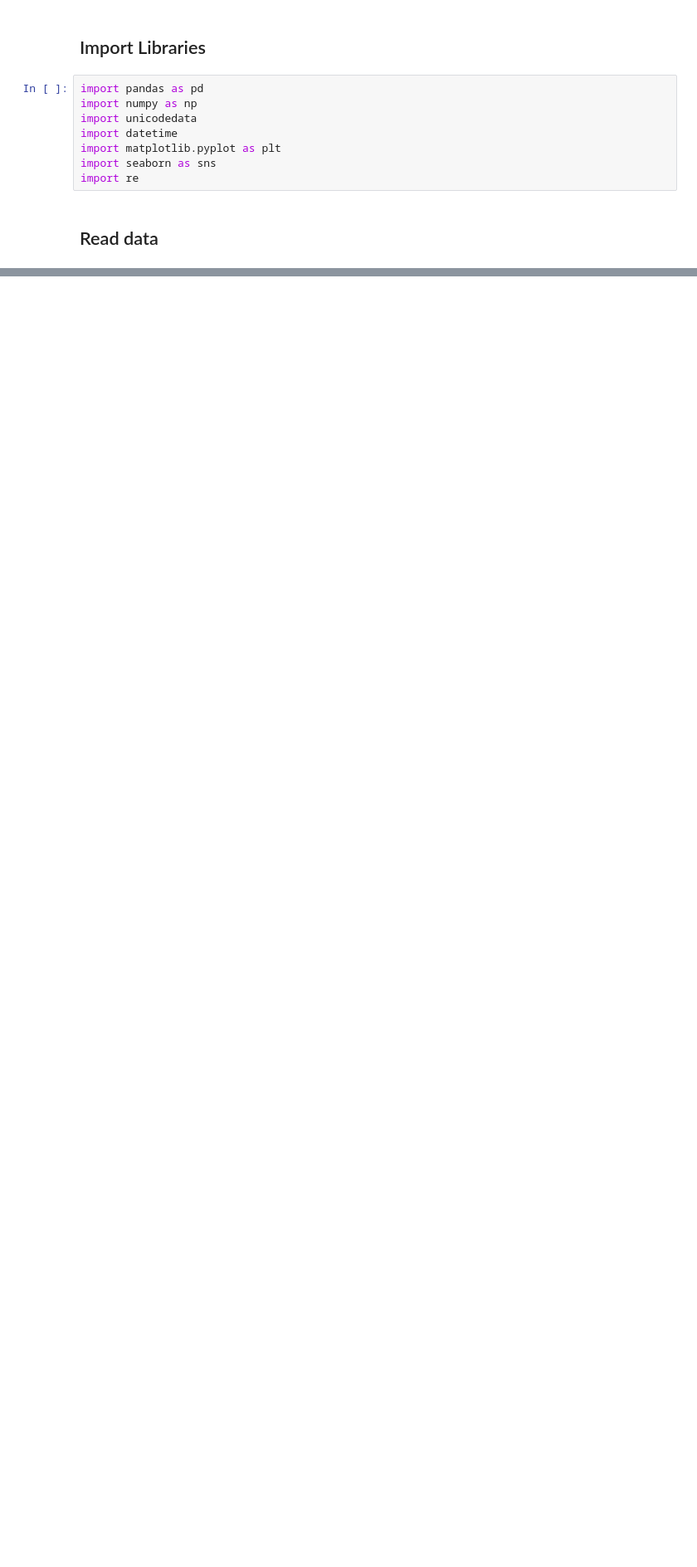
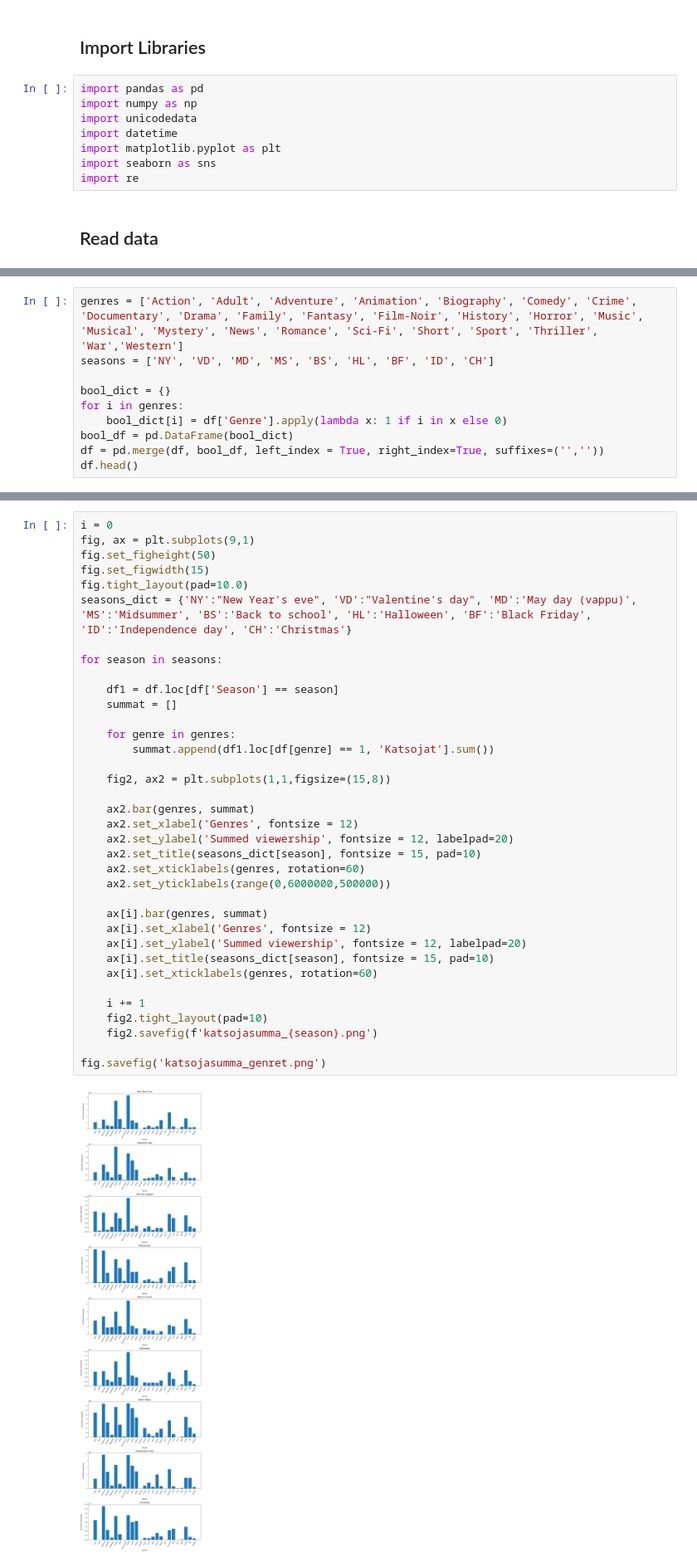
Before and after one commit to elmanevala/LeffatLoskatJaLantit, a Jupyter notebook: data_cleanup/maranplotit.ipynb, the cells around one changed output, grey strips where cells are left out. Shown at 83% size. Saved outputs shown, nothing was run; the diff lists cells and outputs as text; blank space fills up the shorter version.

```diff
--- a/data_cleanup/maranplotit.ipynb
+++ b/data_cleanup/maranplotit.ipynb
@@ -40,0 +45,10 @@ plt.show()
+# %%
+genres = ['Action', 'Adult', 'Adventure', 'Animation', 'Biography', 'Comedy', 'Crime', 'Documentary', 'Drama', 'Family', 'Fantasy', 'Film-Noir', 'History', 'Horror', 'Music', 'Musical', 'Mystery', 'News', 'Romance', 'Sci-Fi', 'Short', 'Sport', 'Thriller', 'War','Western']
+seasons = ['NY', 'VD', 'MD', 'MS', 'BS', 'HL', 'BF', 'ID', 'CH']
+
+bool_dict = {}
+for i in genres:
+    bool_dict[i] = df['Genre'].apply(lambda x: 1 if i in x else 0)
+bool_df = pd.DataFrame(bool_dict)
+df = pd.merge(df, bool_df, left_index = True, right_index=True, suffixes=('',''))
+df.head()
@@ -40,0 +65,38 @@ plt.show()
+# %%
+i = 0
+fig, ax = plt.subplots(9,1)
+fig.set_figheight(50)
+fig.set_figwidth(15)
+fig.tight_layout(pad=10.0)
+seasons_dict = {'NY':"New Year's eve", 'VD':"Valentine's day", 'MD':'May day (vappu)', 'MS':'Midsummer', 'BS':'Back to school', 'HL':'Halloween', 'BF':'Black Friday', 'ID':'Independence day', 'CH':'Christmas'}
+
+for season in seasons:
+
+    df1 = df.loc[df['Season'] == season]
+    summat = []
+
+    for genre in genres:
+        summat.append(df1.loc[df[genre] == 1, 'Katsojat'].sum())
+
+    fig2, ax2 = plt.subplots(1,1,figsize=(15,8))
+
+    ax2.bar(genres, summat)
+    ax2.set_xlabel('Genres', fontsize = 12)
+    ax2.set_ylabel('Summed viewership', fontsize = 12, labelpad=20)
+    ax2.set_title(seasons_dict[season], fontsize = 15, pad=10)
+    ax2.set_xticklabels(genres, rotation=60)
+    ax2.set_yticklabels(range(0,6000000,500000))
+
+    ax[i].bar(genres, summat)
+    ax[i].set_xlabel('Genres', fontsize = 12)
+    ax[i].set_ylabel('Summed viewership', fontsize = 12, labelpad=20)
+    ax[i].set_title(seasons_dict[season], fontsize = 15, pad=10)
+    ax[i].set_xticklabels(genres, rotation=60)
+
+    i += 1
+    fig2.tight_layout(pad=10)
+    fig2.savefig(f'katsojasumma_{season}.png')
+
+fig.savefig('katsojasumma_genret.png')
+# %% [output]
+[figure, added]
```
Also changed, not shown: parts of 9 cells of this notebook, 1 other file.
